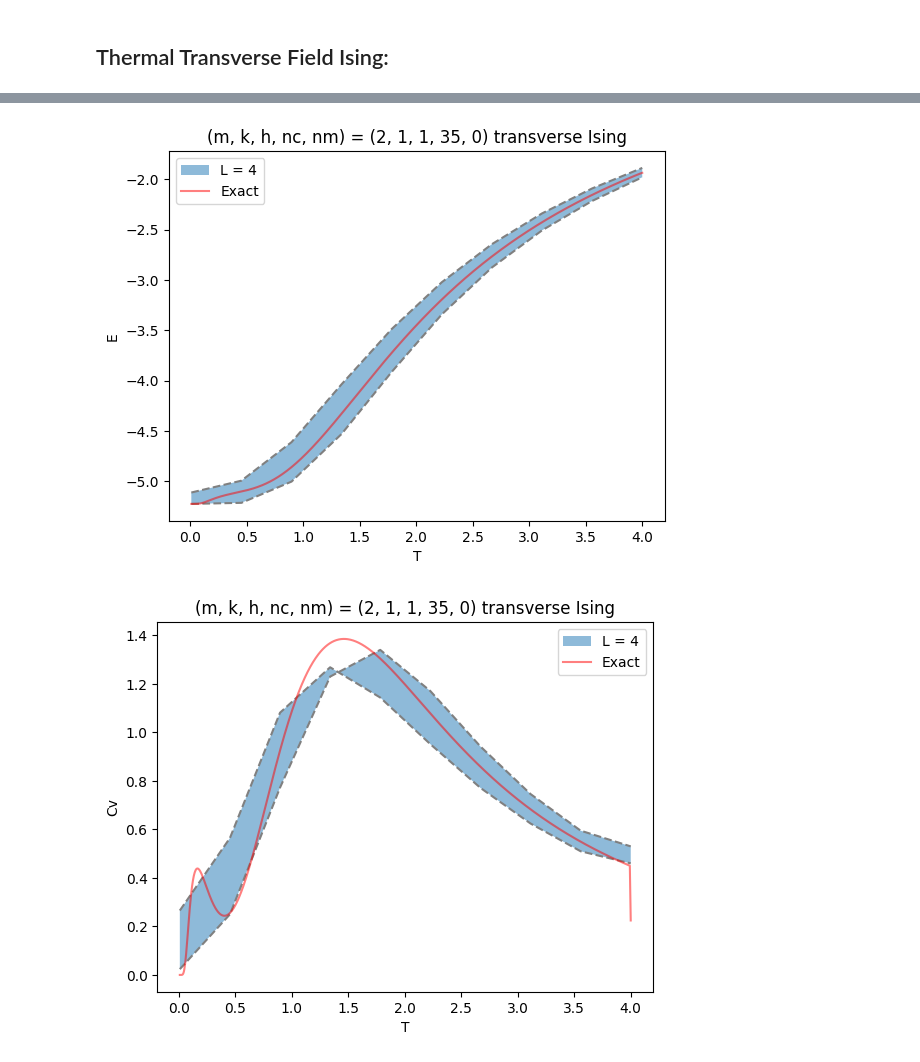
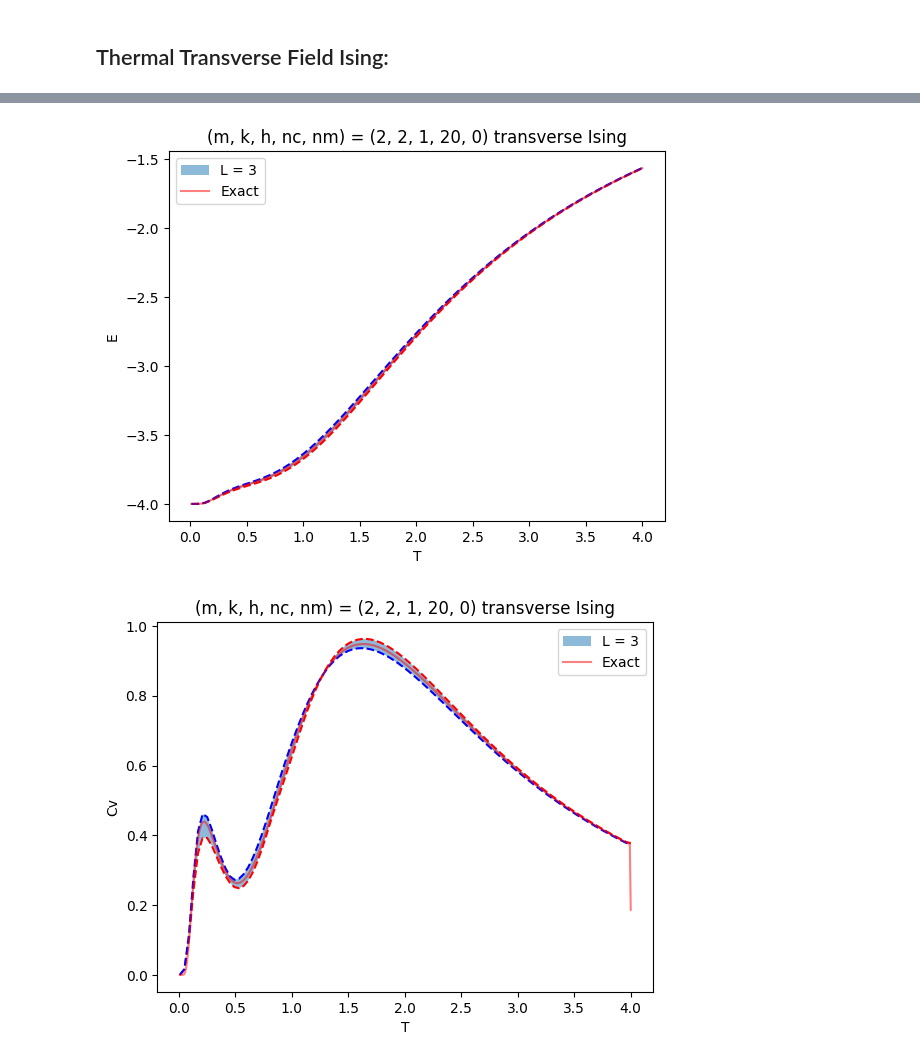
Before and after one commit to Newtech66/mtp-matrix-bootstrap, a Jupyter notebook: ising-bootstrap.ipynb, the cells around one changed output, grey strips where cells are left out. Drawn from its saved outputs; the diff is of its cells as text; code cells hidden in the pictures.

```diff
--- a/ising-bootstrap.ipynb
+++ b/ising-bootstrap.ipynb
@@ -212,6 +234,8 @@ def beta_dependent_kms_constraints(Ts, C, m, k, beta):
 # %%
 def solve_energy(betas, h, L, m, k, nc, nm):
     basis = SiteBasis(L)
+    B = cp.Variable(4**L)
+    beta = cp.Parameter(nonneg = True)
     hamil = []
     for i in range(L):
         t1 = None
@@ -223,34 +247,31 @@ def solve_energy(betas, h, L, m, k, nc, nm):
         hamil.extend([(-1, t1), (-h, t2)])
     if L == 2:
         hamil = [(-h, 'IZ'), (-h, 'ZI'), (-1, 'XX')]
-    print(hamil)
-    B = cp.Variable(4**L)
-    beta = cp.Parameter(nonneg = True)
     constraints = beta_independent_constraints(basis, B, L, hamil, nm)
     Ts, C, extra_constraints = beta_independent_kms_constraints(basis, B, nc, L, m, k, hamil)
     constraints.extend(extra_constraints)
     kms_constraints = beta_dependent_kms_constraints(Ts, C, m, k, beta)
     constraints.extend(kms_constraints)
-    mins,maxs = [], []
+    mins,maxs,Bmins,Bmaxs = [], [], [], []
     energy = sum(c * B[basis.rank(op)] for c, op in hamil)
     minprob = cp.Problem(cp.Minimize(energy), constraints)
     maxprob = cp.Problem(cp.Maximize(energy), constraints)
-    for val in betas:
+    for i, val in enumerate(betas, 1):
         beta.value = val
-        print(f'Solving for T={1/val}:')
-        E_min = minprob.solve(verbose=True, accept_unknown=True)
-        E_max = maxprob.solve(verbose=True, accept_unknown=True)
+        print(f'Solving for T={1/val}, i={i}:')
+        E_min = minprob.solve(accept_unknown=True)
+        Bmins.append(B.value)
+        E_max = maxprob.solve(accept_unknown=True)
+        Bmaxs.append(B.value)
         print(f'\tE_min = {E_min}')
         print(f'\tE_max = {E_max}')
         mins.append(E_min)
         maxs.append(E_max)
-    return mins, maxs
+    return mins, maxs, Bmins, Bmaxs
 # %%
 h = 1
-L = 4
+L = 3
 Jx = 1
-Jy = 1
-Jz = 1
 
 I = np.array([[1,0],[0,1]],dtype=np.complex128)
 X = np.array([[0,1],[1,0]],dtype=np.complex128)
@@ -263,16 +284,24 @@ H = Hs[L - 2]
 E=np.linalg.eigvals(H)
 
 Z=np.zeros(1000)
+# expZ=np.zeros(1000)
+# expXX=np.zeros(1000)
+# print(E)
 Temp=np.linspace(0.01,4,num=1000)
 beta=1/Temp
+sigZ = np.array([[1,0],[0,-1]],dtype=np.complex128)
 for i in range(1000):
     var=np.exp(-beta[i]*E)
     Z[i]=np.sum(var)
+    # rho=np.outer(var,var)/(Z[i]**2)
+    # expZ[i]=np.trace(np.dot(rho,np.kron(sigZ,I)+np.kron(I,sigZ)))
+    # expXX[i]=np.trace(np.dot(rho,np.kron(X,X)))
 
 Energy=np.gradient(-np.log(Z),beta)
 Cv=np.gradient(Energy,Temp)
 # %%
-betas = 1/np.linspace(0.01, 4, num = 10)
-m, k, nc, nm = 2, 1, 35, 0
-mins8, maxs8 = solve_energy(betas, h, L, m, k, nc, nm)
+betas = 1/np.linspace(0.01, 4, num = 100)
+m, k, nc, nm = 2, 2, len(gen_basis(L)), 0
+print(nc)
+print(gen_basis(L))
 # %% [output]
@@ -313,0 +310,2 @@ Solving for T=0.01:
+# %%
+mins, maxs, Bmins, Bmaxs = solve_energy(betas, h, L, m, k, nc, nm)
@@ -314,24 +331,26 @@ Solving for T=0.01:
 # %%
-plt.fill_between(1/betas, mins8, maxs8, alpha = 0.5, label=f'L = {L}')
-plt.plot(1/betas, mins8,c ='grey',linestyle='--')
-plt.plot(1/betas, maxs8,c ='grey',linestyle='--')
+plt.fill_between(1/betas, mins, maxs, alpha = 0.5, label=f'L = {L}')
+plt.plot(1/betas, mins,c ='red',linestyle='--')
+plt.plot(1/betas, maxs,c ='blue',linestyle='--')
 plt.plot(Temp, Energy, alpha=0.5, label='Exact', c='red')
+# plt.xlim(0.0,2.0)
+# plt.ylim(-4.0,-2.5)
 plt.xlabel('T')
 plt.ylabel('E')
 plt.title(f'(m, k, h, nc, nm) = ({m}, {k}, {h}, {nc}, {nm}) transverse Ising')
 plt.legend()
 plt.show()
 # %% [output]
-[figure, old version]
+[figure, new version]
 # %%
-plt.fill_between(1/betas, np.gradient(mins8, 1/betas), np.gradient(maxs8, 1/betas), alpha = 0.5, label=f'L = {L}')
-plt.plot(1/betas, np.gradient(mins8, 1/betas),c ='grey',linestyle='--')
-plt.plot(1/betas, np.gradient(maxs8, 1/betas),c ='grey',linestyle='--')
+plt.fill_between(1/betas, np.gradient(mins, 1/betas), np.gradient(maxs, 1/betas), alpha = 0.5, label=f'L = {L}')
+plt.plot(1/betas, np.gradient(mins, 1/betas),c ='red',linestyle='--')
+plt.plot(1/betas, np.gradient(maxs, 1/betas),c ='blue',linestyle='--')
 plt.plot(Temp, Cv, label='Exact', c='red', alpha=0.5)
 plt.xlabel('T')
 plt.ylabel('Cv')
 plt.title(f'(m, k, h, nc, nm) = ({m}, {k}, {h}, {nc}, {nm}) transverse Ising')
 plt.legend()
 plt.show()
 # %% [output]
-[figure, old version]
+[figure, new version]
```
Also changed, not shown: parts of 7 cells of this notebook, 14 other files.
